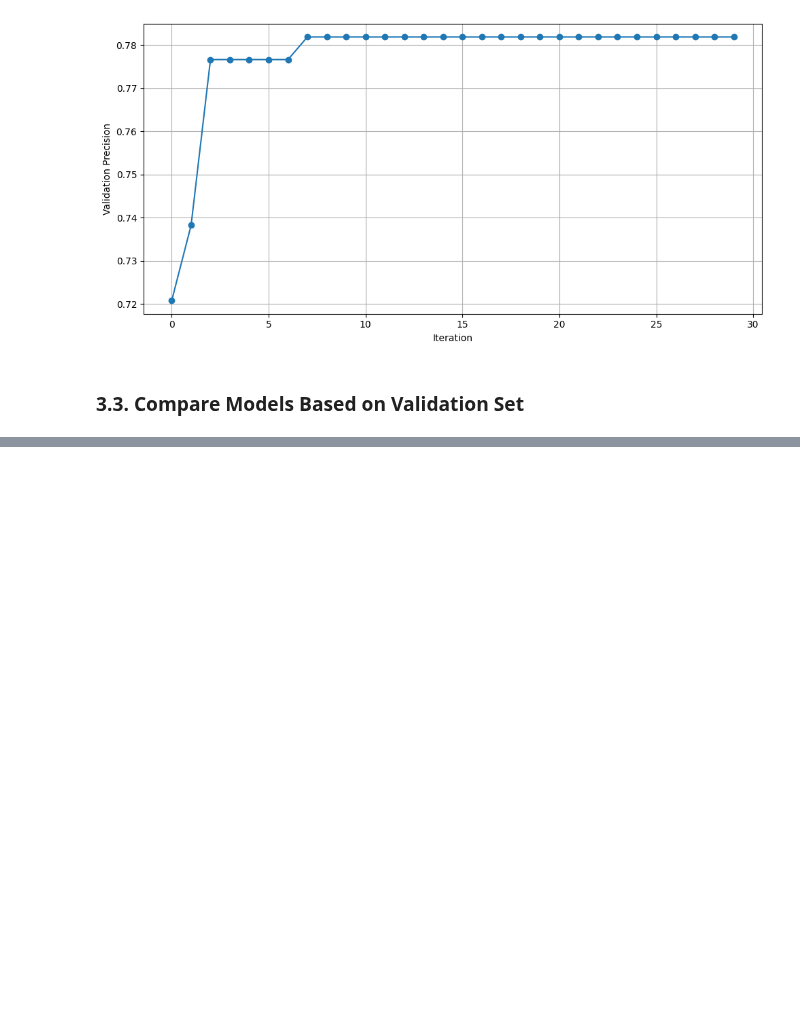
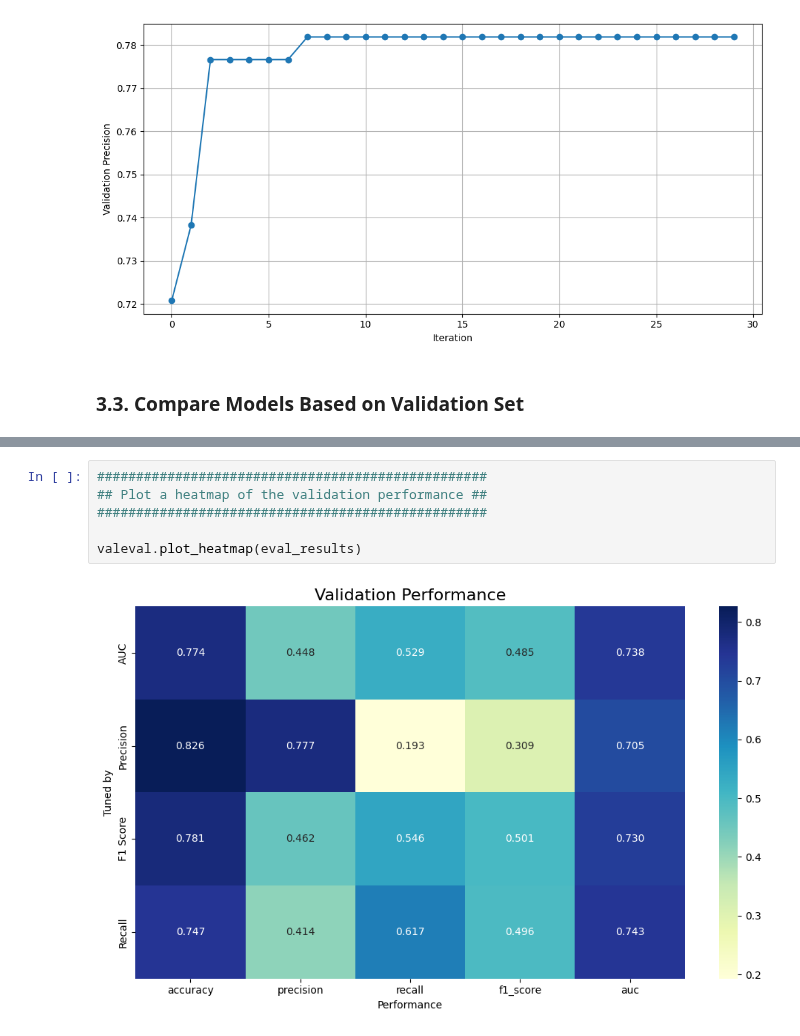
Before and after one commit to trinhkieuha/dp-shap-anomaly-detection, a Jupyter notebook: notebooks/03_Baseline_Model.ipynb, the cells around one changed output, grey strips where cells are left out. Saved outputs shown, nothing was run; the diff lists cells and outputs as text; blank space fills up the shorter version.

```diff
--- a/notebooks/03_Baseline_Model.ipynb
+++ b/notebooks/03_Baseline_Model.ipynb
@@ -443,0 +288,8 @@ plt.show()
+# %%
+##################################################
+## Plot a heatmap of the validation performance ##
+##################################################
+
+valeval.plot_heatmap(eval_results)
+# %% [output]
+[figure, added]
```
Also changed, not shown: parts of 10 cells of this notebook, 47 other files.
